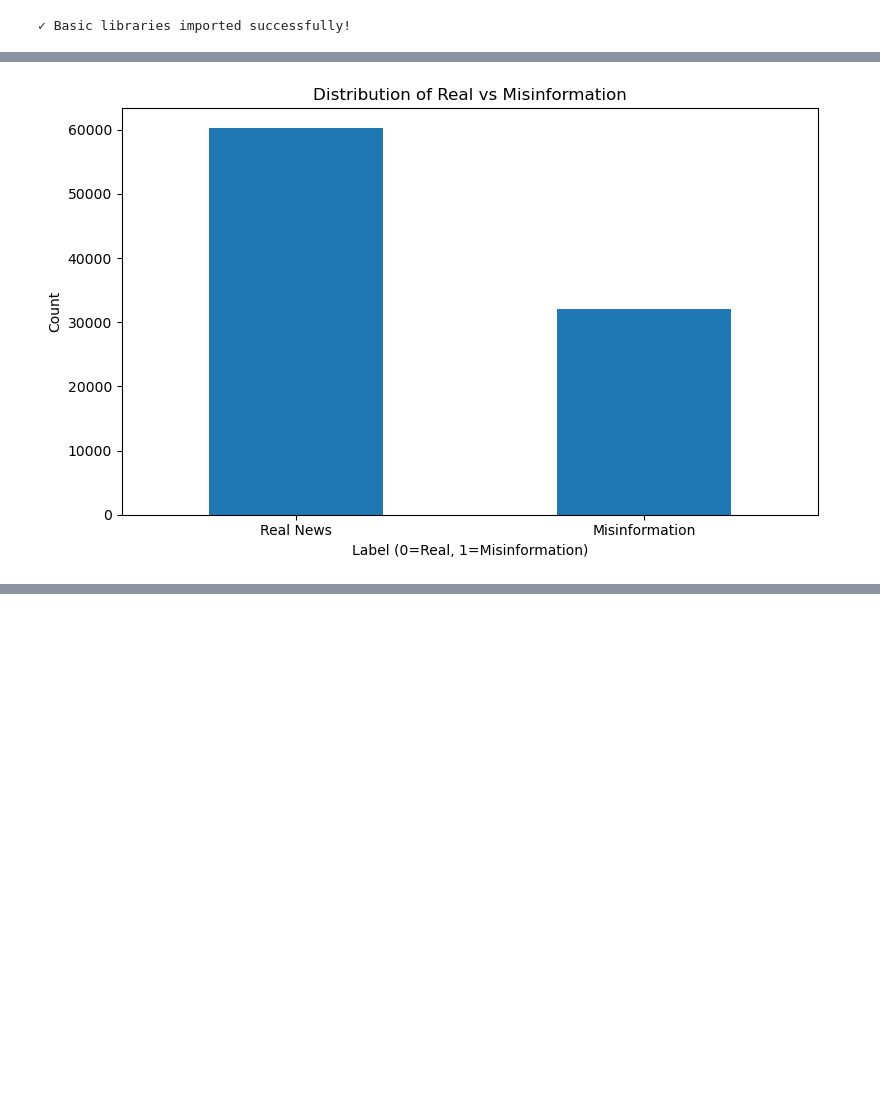
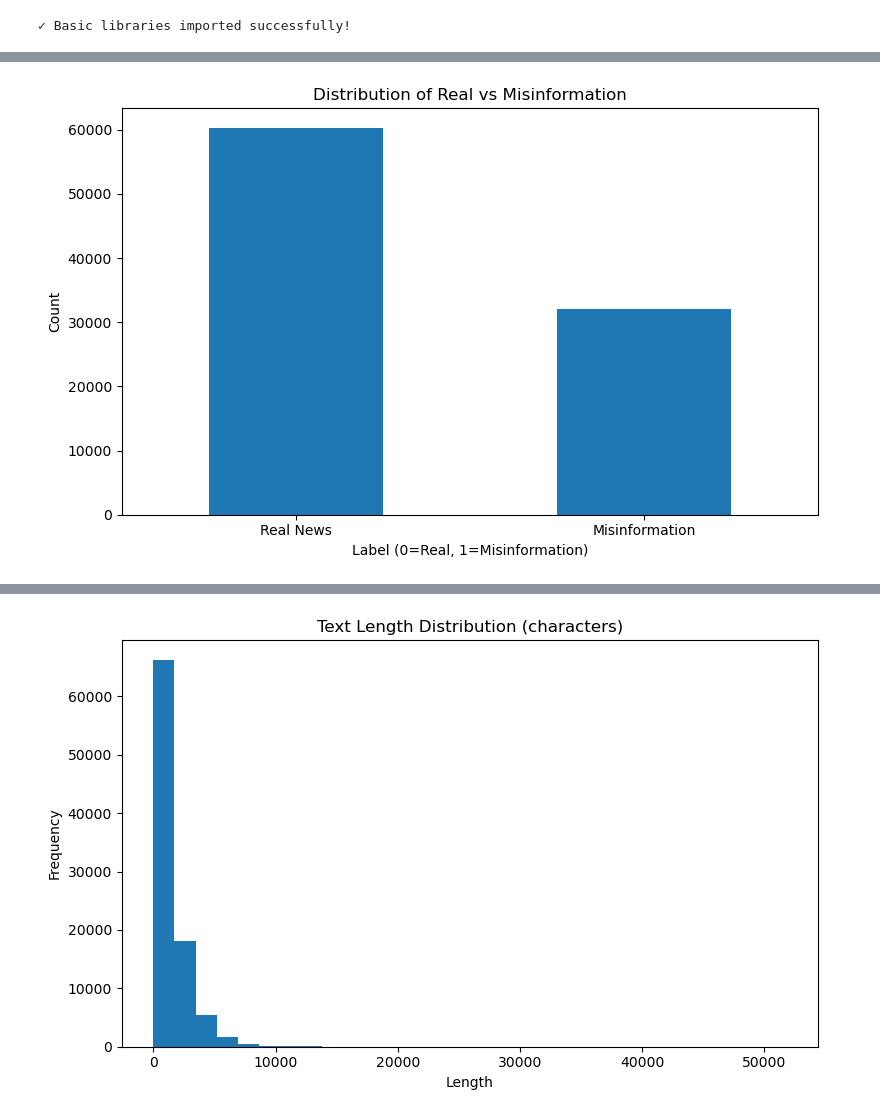
Before and after one commit to Sarasi-wc/misinformation-detection-project, a Jupyter notebook: 01_data_collection.ipynb, the cells around one changed output, grey strips where cells are left out. Cells and saved outputs as stored; diff of their text form; code cells hidden in the pictures; blank space fills up the shorter version.

```diff
--- a/01_data_collection.ipynb
+++ b/01_data_collection.ipynb
@@ -50,29 +115,101 @@ Columns: ['Unnamed: 0.1', 'Unnamed: 0', 'text', 'label']
 # %%
-# Explore the data
+# Data exploration + visuals (writes ONLY to results/*)
+from pathlib import Path
+from IPython.display import display
+import os
+
+# --- Guards: ensure dirs & nbx exist even if setup cell wasn't run ---
+if 'RESULTS_DIR' not in globals() or 'VIS_DIR' not in globals() or 'ARTIFACTS_DIR' not in globals():
+    RESULTS_DIR = Path('results'); RESULTS_DIR.mkdir(exist_ok=True)
+    VIS_DIR = RESULTS_DIR / 'visualizations'; VIS_DIR.mkdir(parents=True, exist_ok=True)
+    ARTIFACTS_DIR = RESULTS_DIR / 'artifacts'; ARTIFACTS_DIR.mkdir(parents=True, exist_ok=True)
+
+# optional: avoid NameError if Cell 0 didn't define these
+print("Notebook CWD:", globals().get('NB_DIR', Path.cwd()))
+print("Project root:", globals().get('PROJECT_ROOT', Path.cwd()))
+print("Results dir :", RESULTS_DIR)
+print("Visualizations dir:", VIS_DIR)
+print("Artifacts dir:", ARTIFACTS_DIR)
+
+# If notebook_utils is available, use it; else minimal fallback
+if 'nbx' not in globals():
+    try:
+        import importlib, notebook_utils as nbx
+        nbx = importlib.reload(nbx)
+    except Exception:
+        class _NBX:
+            def save_dataframe_preview(self, df, name, n=20, output_dir=None):
+                out_dir = (output_dir or ARTIFACTS_DIR)
+                out_dir.mkdir(parents=True, exist_ok=True)
+                out = out_dir / f"{name}_preview.csv"
+                df.head(n).to_csv(out, index=False)
+                print(f"[saved table] {out}")
+                return str(out)
+        nbx = _NBX()
+
+# --- Exploration & visuals ---
 print("=== DATA EXPLORATION ===")
 print(f"Total samples: {len(df)}")
 print(f"Columns: {list(df.columns)}")
+
 print("\nFirst 5 rows:")
-print(df.head())
+display(df.head())
 
 print("\nLabel distribution:")
 print(df['label'].value_counts())
 
-# Create a simple visualization
+# 4.1 Label distribution (bar)
 plt.figure(figsize=(8, 5))
-df['label'].value_counts().plot(kind='bar')
+df['label'].value_counts().sort_index().plot(kind='bar')
 plt.title('Distribution of Real vs Misinformation')
 plt.xlabel('Label (0=Real, 1=Misinformation)')
 plt.ylabel('Count')
 plt.xticks([0, 1], ['Real News', 'Misinformation'], rotation=0)
 plt.tight_layout()
+plt.savefig(VIS_DIR / '01_label_distribution.png', dpi=300, bbox_inches='tight')
+plt.show()  # if autosave is enabled, this will also save into results/visualizations
 
-# Create directory if it doesn't exist
-os.makedirs('../results/visualizations', exist_ok=True)
+# 4.2 Missing values profile (bar)
+na_counts = df.isna().sum().sort_values(ascending=False)
+na_df = na_counts[na_counts > 0].to_frame(name='missing_count').reset_index().rename(columns={'index': 'column'})
+if not na_df.empty:
+    plt.figure(figsize=(9, 5))
+    plt.bar(na_df['column'], na_df['missing_count'])
+    plt.title('Missing Values per Column')
+    plt.xlabel('Column'); plt.ylabel('Missing Count')
+    plt.xticks(rotation=45, ha='right')
+    plt.tight_layout()
+    plt.savefig(VIS_DIR / '02_missing_values.png', dpi=300, bbox_inches='tight')
+    plt.show()
 
-# Save the figure
-plt.savefig('../results/visualizations/label_distribution.png', dpi=300, bbox_inches='tight')
-plt.show()
+    # SAVE DIRECTLY INTO results/artifacts  ⬅️ key change
+    na_csv = nbx.save_dataframe_preview(na_df, "missing_values",
+                                        n=min(50, len(na_df)), output_dir=ARTIFACTS_DIR)
+else:
+    print("No missing values detected.")
 
-print("✓ Data exploration completed")
+# 4.3 Duplicate summary (by text)
+dupe_count = df.duplicated(subset=['text']).sum() if 'text' in df.columns else df.duplicated().sum()
+dupe_summary = pd.DataFrame({
+    "metric": ["rows_total", "duplicate_rows_by_text" if 'text' in df.columns else "duplicate_rows"],
+    "value": [len(df), dupe_count]
+})
+display(dupe_summary)
+
+# SAVE DIRECTLY INTO results/artifacts  ⬅️ key change
+dupe_csv = nbx.save_dataframe_preview(dupe_summary, "duplicate_summary",
+                                      n=10, output_dir=ARTIFACTS_DIR)
+
+# 4.4 Text length distribution (nice for 01 screenshots)
+if 'text' in df.columns:
+    lengths = df['text'].astype(str).str.len()
+    plt.figure(figsize=(8, 5))
+    plt.hist(lengths, bins=30)
+    plt.title('Text Length Distribution (characters)')
+    plt.xlabel('Length'); plt.ylabel('Frequency')
+    plt.tight_layout()
+    plt.savefig(VIS_DIR / '03_text_length_distribution.png', dpi=300, bbox_inches='tight')
+    plt.show()
+
+print("✓ Data exploration completed & figures saved")
 # %% [output]
@@ -97,0 +245 @@ Name: count, dtype: int64
+[figure, added]
```
Also changed, not shown: parts of 5 cells of this notebook, 22 other files.
